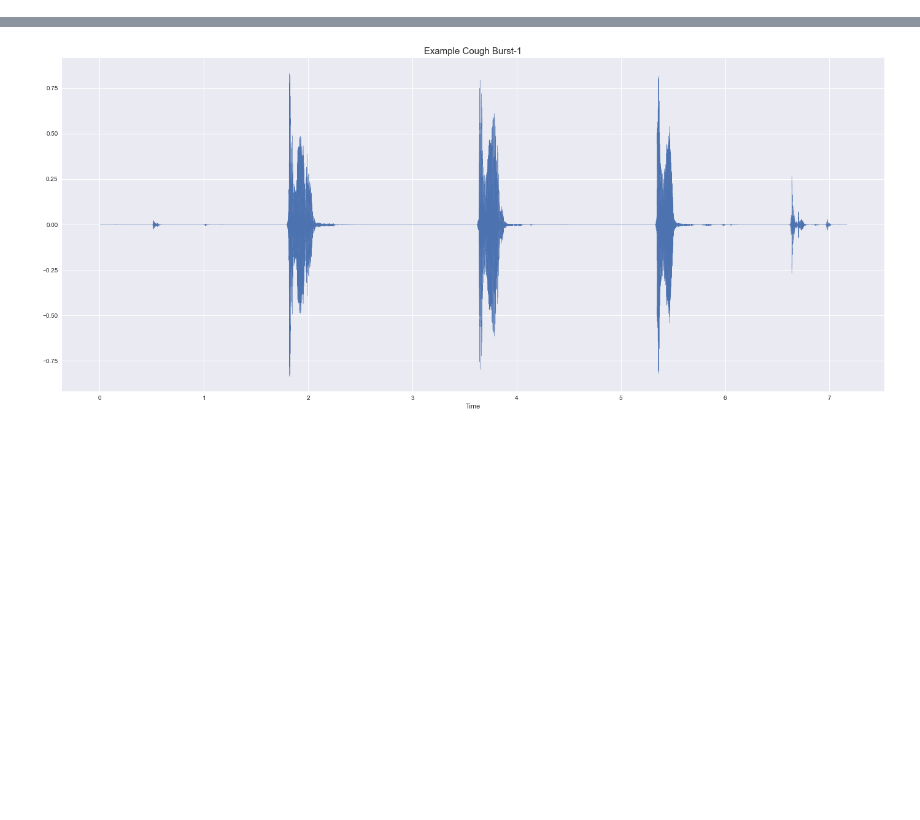
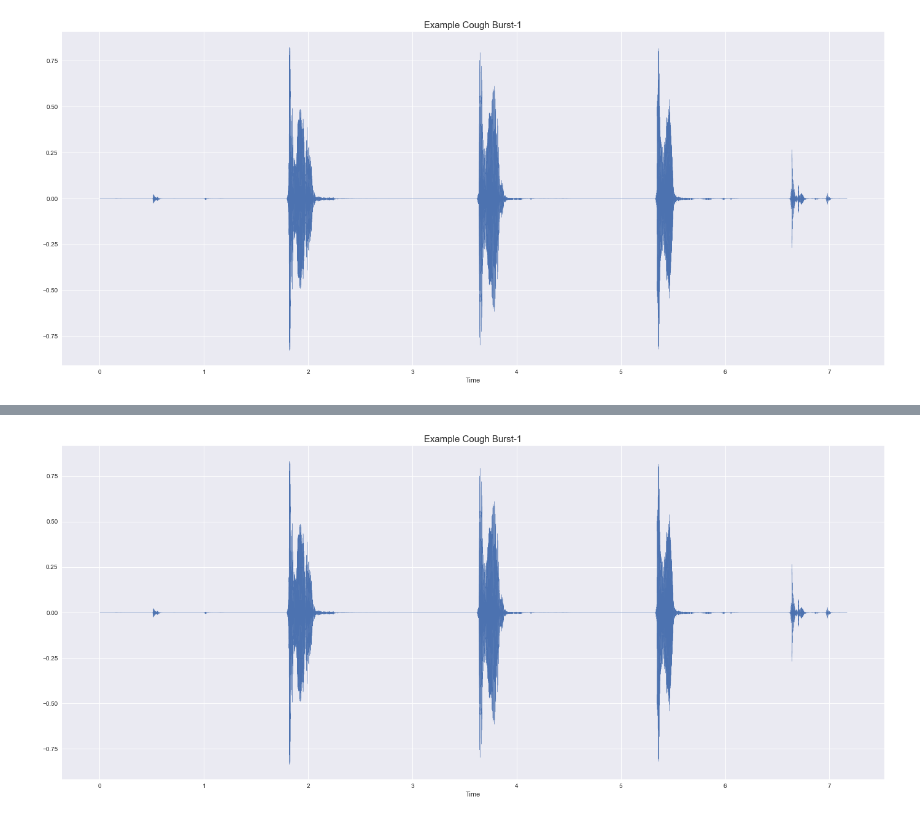
Before and after one commit to ceylanmesut/master_thesis, a Jupyter notebook: notebooks/visualize_cough_extraction.ipynb, the cells around one changed output, grey strips where cells are left out. Saved outputs shown, nothing was run; the diff lists cells and outputs as text; code cells hidden in the pictures; blank space fills up the shorter version.

```diff
--- a/notebooks/visualize_cough_extraction.ipynb
+++ b/notebooks/visualize_cough_extraction.ipynb
@@ -24,0 +60,7 @@ test_cough3 = r"..\\Coswara-Data\Test_data\cough-shallow.wav"
+# %%
+fig, axs = plt.subplots(figsize=(24,10))
+img = librosa.display.waveshow(y=y, sr=sr, x_axis='time', ax=axs)
+plt.title("Example Cough Burst-1", fontsize=15)
+plt.show()
+# %% [output]
+[figure, added]
```
Also changed, not shown: parts of 6 cells of this notebook, 11 other files.
